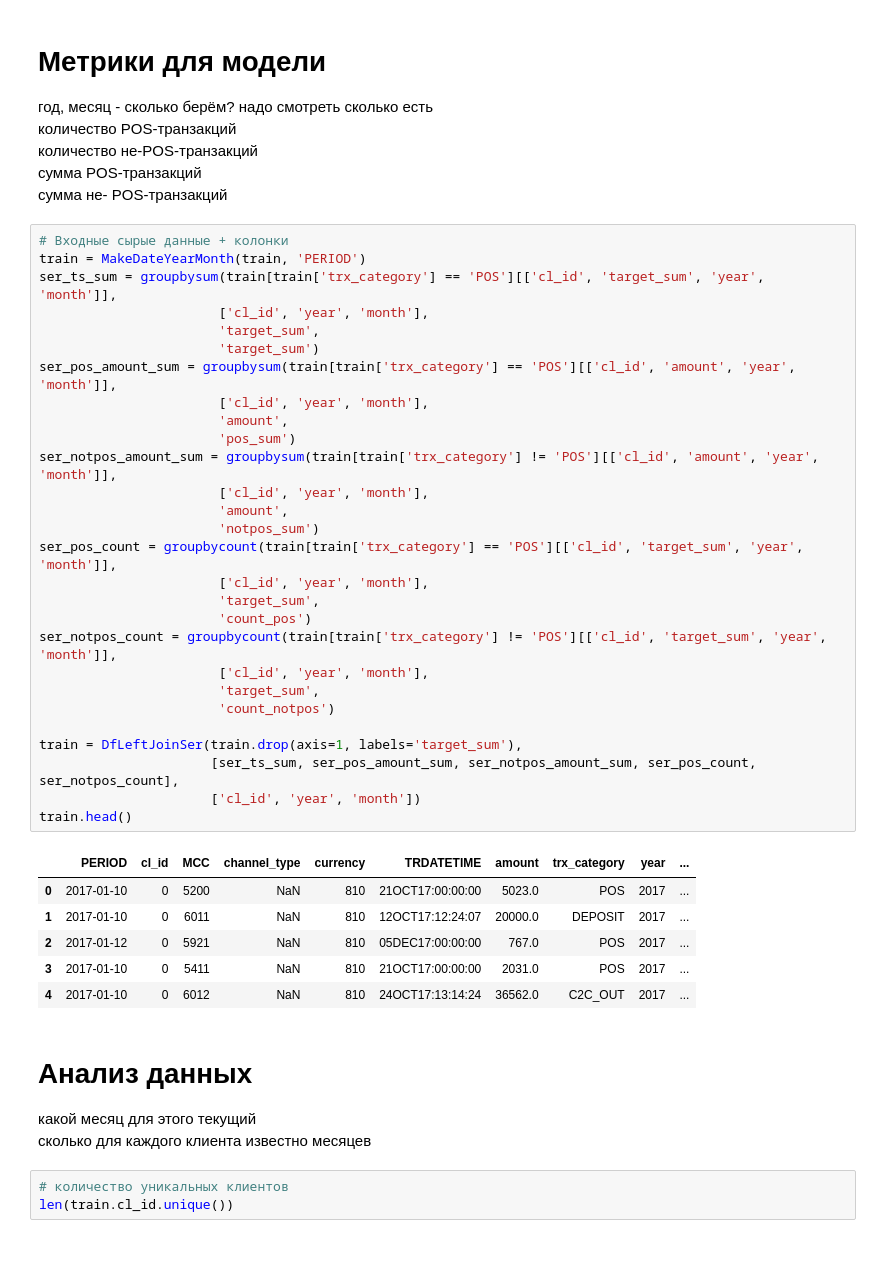
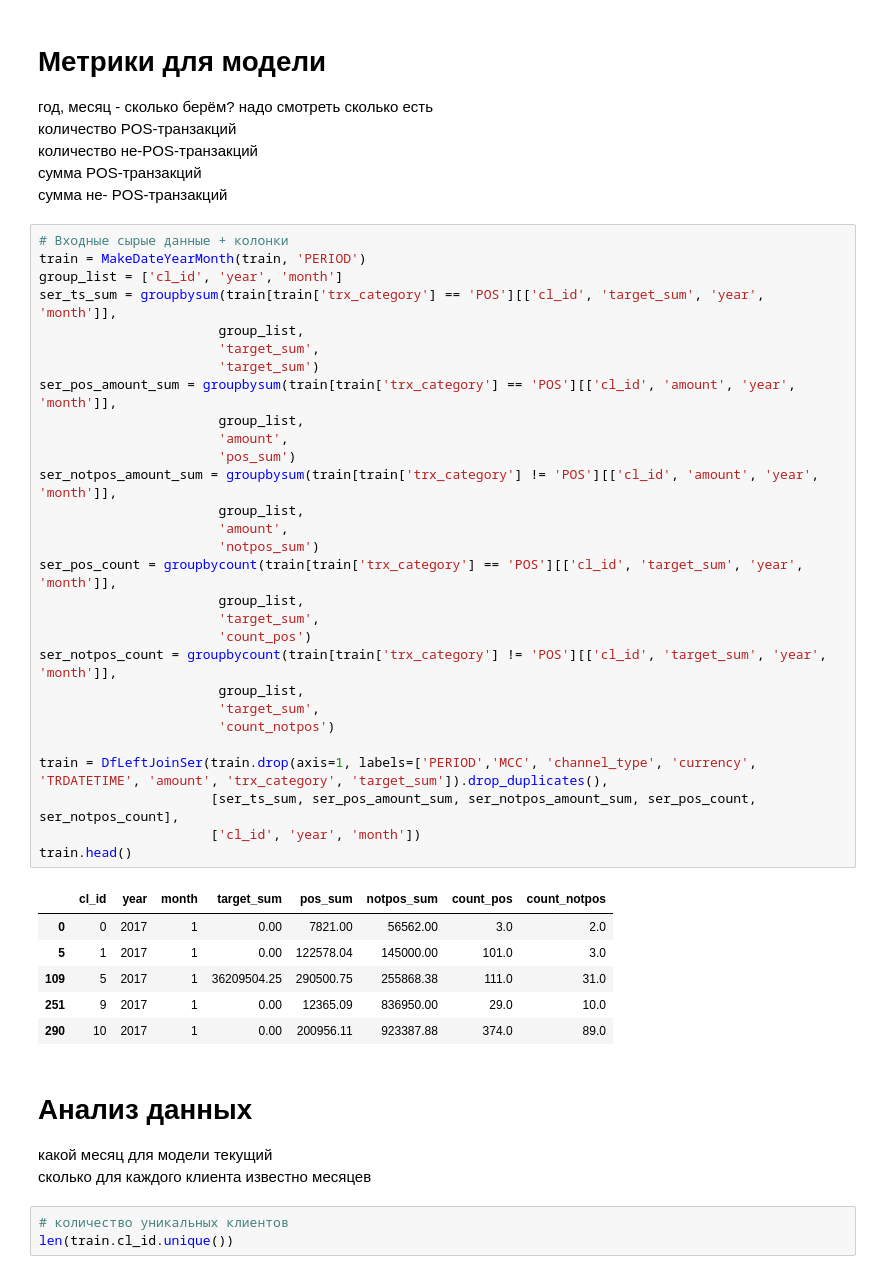
Before and after one commit to Hitriihoma/Machine-learning-course-task, a Jupyter notebook: Zubarev ML.ipynb, the cells around one changed output. Drawn from its saved outputs; the diff is of its cells as text.

Commit message:
JN Analytics
Start of target analytics

```diff
--- a/Zubarev ML.ipynb
+++ b/Zubarev ML.ipynb
@@ -100,41 +103,42 @@ memory usage: 33.7+ MB
 # %%
 # Входные сырые данные + колонки
 train = MakeDateYearMonth(train, 'PERIOD')
+group_list = ['cl_id', 'year', 'month']
 ser_ts_sum = groupbysum(train[train['trx_category'] == 'POS'][['cl_id', 'target_sum', 'year', 'month']],
-                       ['cl_id', 'year', 'month'],
+                       group_list,
                        'target_sum',
                        'target_sum')
 ser_pos_amount_sum = groupbysum(train[train['trx_category'] == 'POS'][['cl_id', 'amount', 'year', 'month']],
-                       ['cl_id', 'year', 'month'],
+                       group_list,
                        'amount',
                        'pos_sum')
 ser_notpos_amount_sum = groupbysum(train[train['trx_category'] != 'POS'][['cl_id', 'amount', 'year', 'month']],
-                       ['cl_id', 'year', 'month'],
+                       group_list,
                        'amount',
                        'notpos_sum')
 ser_pos_count = groupbycount(train[train['trx_category'] == 'POS'][['cl_id', 'target_sum', 'year', 'month']],
-                       ['cl_id', 'year', 'month'],
+                       group_list,
                        'target_sum',
                        'count_pos')
 ser_notpos_count = groupbycount(train[train['trx_category'] != 'POS'][['cl_id', 'target_sum', 'year', 'month']],
-                       ['cl_id', 'year', 'month'],
+                       group_list,
                        'target_sum',
                        'count_notpos')
 
-train = DfLeftJoinSer(train.drop(axis=1, labels='target_sum'),
+train = DfLeftJoinSer(train.drop(axis=1, labels=['PERIOD','MCC', 'channel_type', 'currency', 'TRDATETIME', 'amount', 'trx_category', 'target_sum']).drop_duplicates(),
                       [ser_ts_sum, ser_pos_amount_sum, ser_notpos_amount_sum, ser_pos_count, ser_notpos_count],
                       ['cl_id', 'year', 'month'])
 train.head()
 # %% [output]
-|  | PERIOD | cl_id | MCC | channel_type | currency | TRDATETIME | amount | trx_category | year | ... |
-| 0 | 2017-01-10 | 0 | 5200 | NaN | 810 | 21OCT17:00:00:00 | 5023.0 | POS | 2017 | ... |
-| 1 | 2017-01-10 | 0 | 6011 | NaN | 810 | 12OCT17:12:24:07 | 20000.0 | DEPOSIT | 2017 | ... |
-| 2 | 2017-01-12 | 0 | 5921 | NaN | 810 | 05DEC17:00:00:00 | 767.0 | POS | 2017 | ... |
-| 3 | 2017-01-10 | 0 | 5411 | NaN | 810 | 21OCT17:00:00:00 | 2031.0 | POS | 2017 | ... |
-| 4 | 2017-01-10 | 0 | 6012 | NaN | 810 | 24OCT17:13:14:24 | 36562.0 | C2C_OUT | 2017 | ... |
+|  | cl_id | year | month | target_sum | pos_sum | notpos_sum | count_pos | count_notpos |
+| 0 | 0 | 2017 | 1 | 0.00 | 7821.00 | 56562.00 | 3.0 | 2.0 |
+| 5 | 1 | 2017 | 1 | 0.00 | 122578.04 | 145000.00 | 101.0 | 3.0 |
+| 109 | 5 | 2017 | 1 | 36209504.25 | 290500.75 | 255868.38 | 111.0 | 31.0 |
+| 251 | 9 | 2017 | 1 | 0.00 | 12365.09 | 836950.00 | 29.0 | 10.0 |
+| 290 | 10 | 2017 | 1 | 0.00 | 200956.11 | 923387.88 | 374.0 | 89.0 |
 # %% [markdown]
 # Анализ данных
-какой месяц для этого текущий
+какой месяц для модели текущий
 сколько для каждого клиента известно месяцев
 # %%
 # количество уникальных клиентов
```
Also changed, not shown: parts of 4 cells of this notebook.
